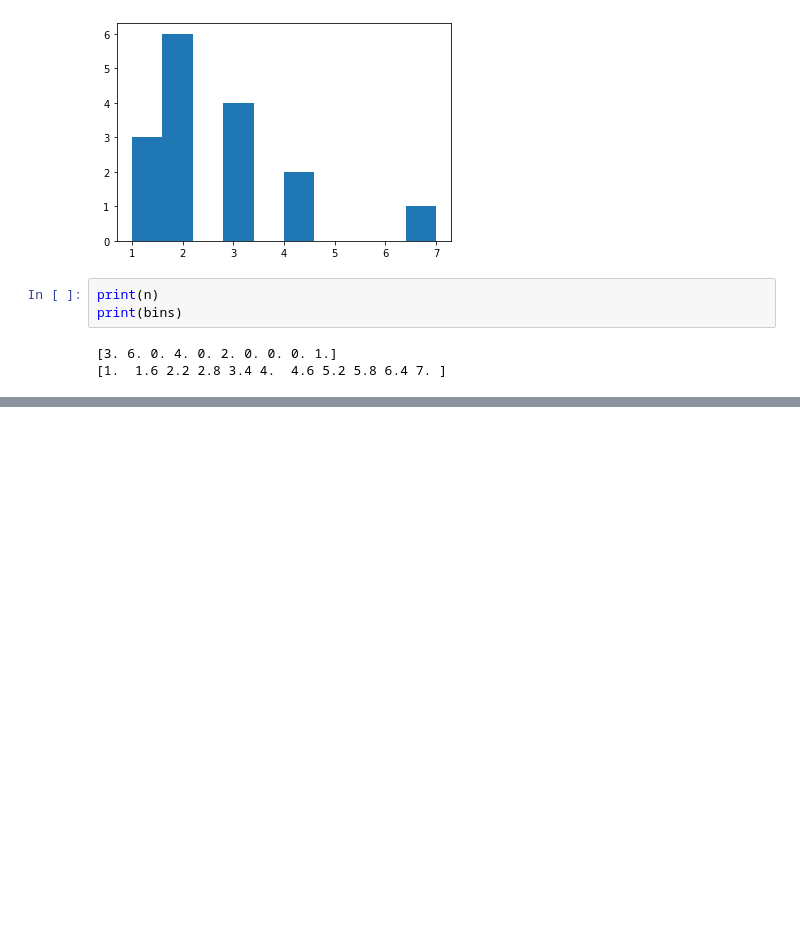
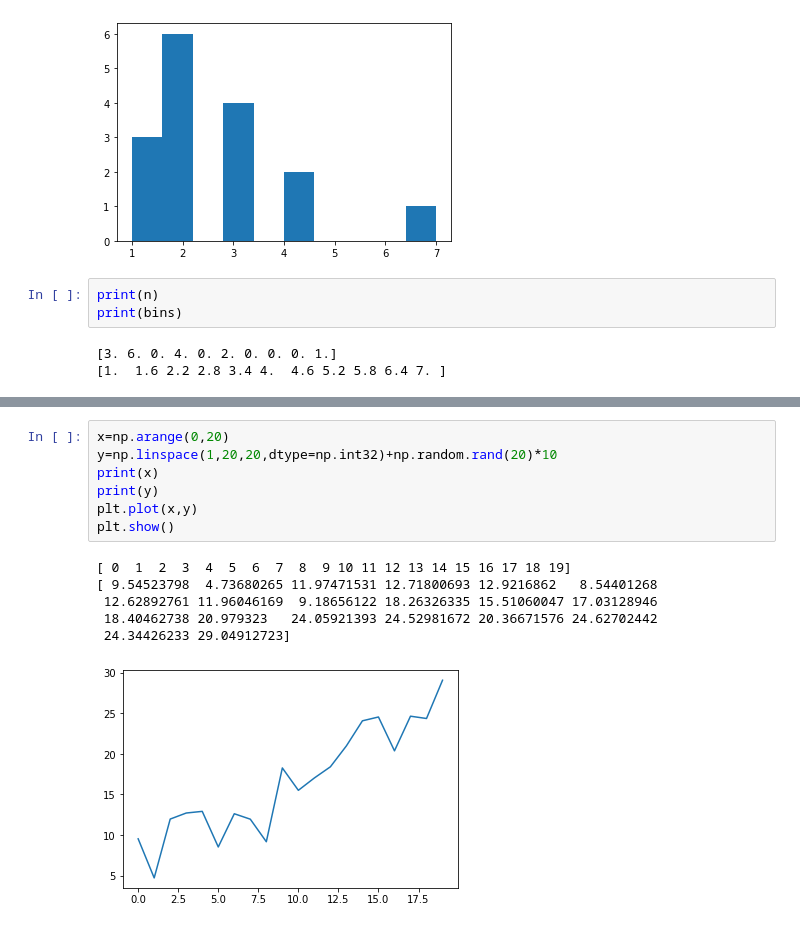
Before and after one commit to sarathchandravema/plot-shots, a Jupyter notebook: Matplotlib cont. and Seaborn.ipynb, the cells around one changed output, grey strips where cells are left out. Saved outputs shown, nothing was run; the diff lists cells and outputs as text; blank space fills up the shorter version.

```diff
--- a/Matplotlib cont. and Seaborn.ipynb
+++ b/Matplotlib cont. and Seaborn.ipynb
@@ -38,0 +63,14 @@ print(bins)
+# %%
+x=np.arange(0,20)
+y=np.linspace(1,20,20,dtype=np.int32)+np.random.rand(20)*10
+print(x)
+print(y)
+plt.plot(x,y)
+plt.show()
+# %% [output]
+[ 0  1  2  3  4  5  6  7  8  9 10 11 12 13 14 15 16 17 18 19]
+[ 9.54523798  4.73680265 11.97471531 12.71800693 12.9216862   8.54401268
+ 12.62892761 11.96046169  9.18656122 18.26326335 15.51060047 17.03128946
+ 18.40462738 20.979323   24.05921393 24.52981672 20.36671576 24.62702442
+ 24.34426233 29.04912723]
+[figure, added]
```
Also changed, not shown: parts of 42 cells of this notebook.
